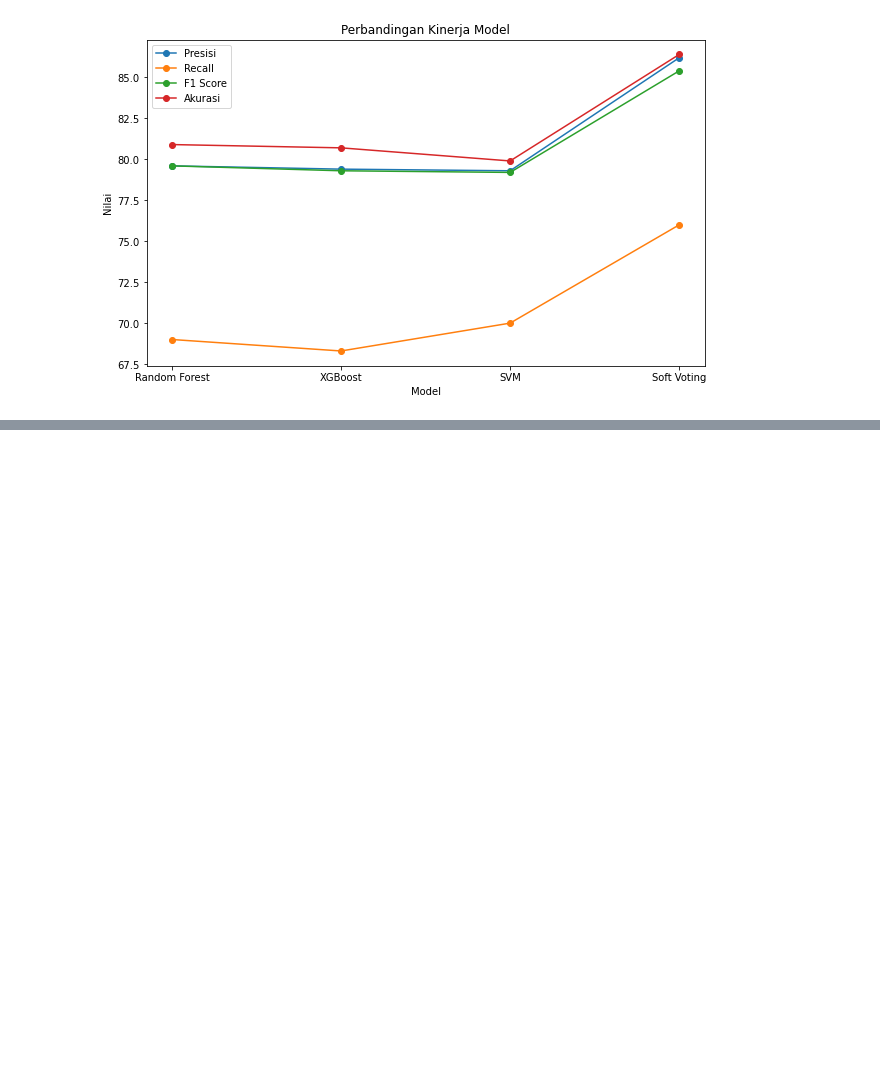
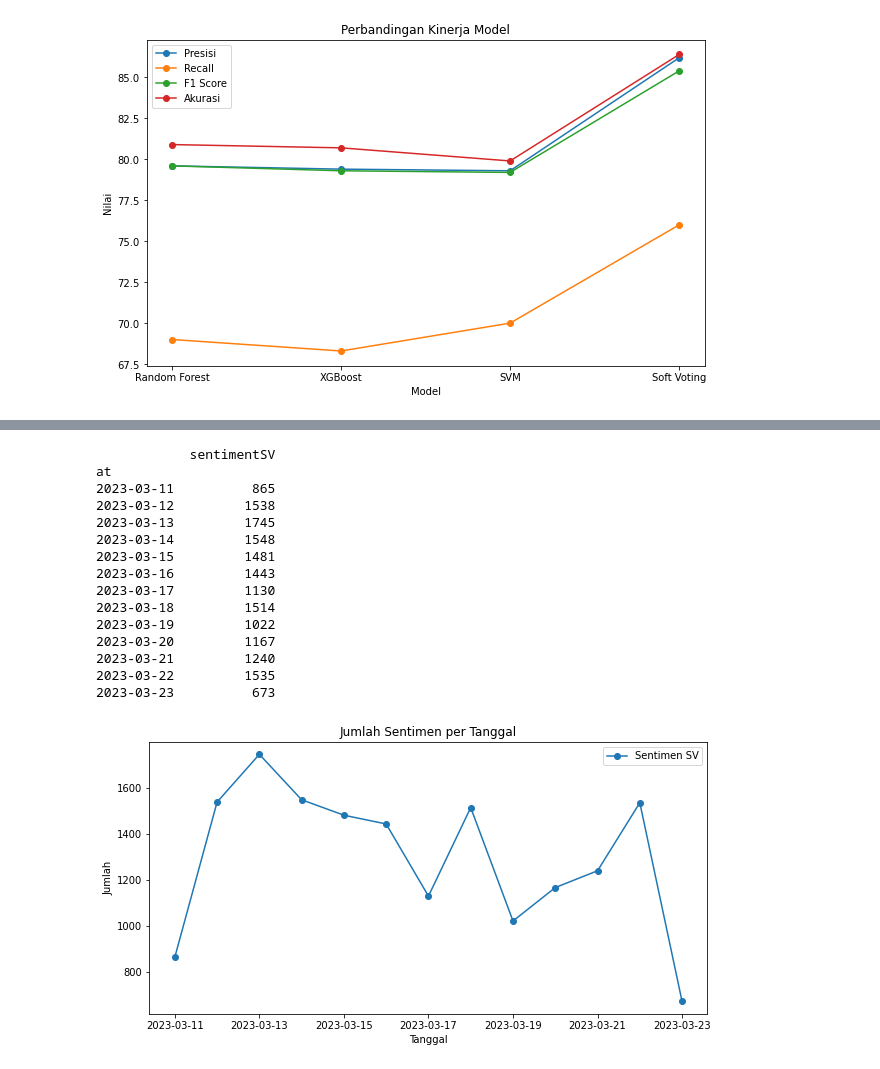
Before and after one commit to pahrul23/pahrul-skripsi, a Jupyter notebook: Hasil_dan_Pembahasan.ipynb, the cells around one changed output, grey strips where cells are left out. Drawn from its saved outputs; the diff is of its cells as text; code cells hidden in the pictures; blank space fills up the shorter version.

```diff
--- a/Hasil_dan_Pembahasan.ipynb
+++ b/Hasil_dan_Pembahasan.ipynb
@@ -156,0 +163,5 @@ plt.show()
+# %%
+import pandas as pd
+
+# Membaca data dari file csv
+df = pd.read_csv('/content/drive/MyDrive/SKRIPSI/akulakuHasil.csv')
@@ -156,0 +184,46 @@ plt.show()
+# %%
+# Mengubah tipe data kolom 'at' menjadi datetime
+df['at'] = pd.to_datetime(df['at']).dt.date
+
+# Menghitung jumlah sentimen berdasarkan tanggal
+df_sentiment = df.groupby('at')[['sentimentSV']].sum()
+
+# Menghitung jumlah sentimen berdasarkan tanggal dan kelas
+df_sentiment_class = df.groupby(['at', 'sentimentSV']).size().unstack(fill_value=0)
+
+# Print jumlah sentimen berdasarkan tanggal
+print(df_sentiment)
+
+# Membuat plot
+fig, ax = plt.subplots(figsize=(10, 5))
+
+# Memplot data
+ax.plot(df_sentiment.index, df_sentiment['sentimentSV'], marker='o', label='Sentimen SV')
+
+# Menambahkan label pada sumbu-sumbu dan judul
+ax.set_xlabel('Tanggal')
+ax.set_ylabel('Jumlah')
+ax.set_title('Jumlah Sentimen per Tanggal')
+
+# Menambahkan legend
+ax.legend()
+
+# Menampilkan plot
+plt.show()
+# %% [output]
+            sentimentSV
+at
+2023-03-11          865
+2023-03-12         1538
+2023-03-13         1745
+2023-03-14         1548
+2023-03-15         1481
+2023-03-16         1443
+2023-03-17         1130
+2023-03-18         1514
+2023-03-19         1022
+2023-03-20         1167
+2023-03-21         1240
+2023-03-22         1535
+2023-03-23          673
+[figure, added]
```
Also changed, not shown: parts of 20 cells of this notebook.
